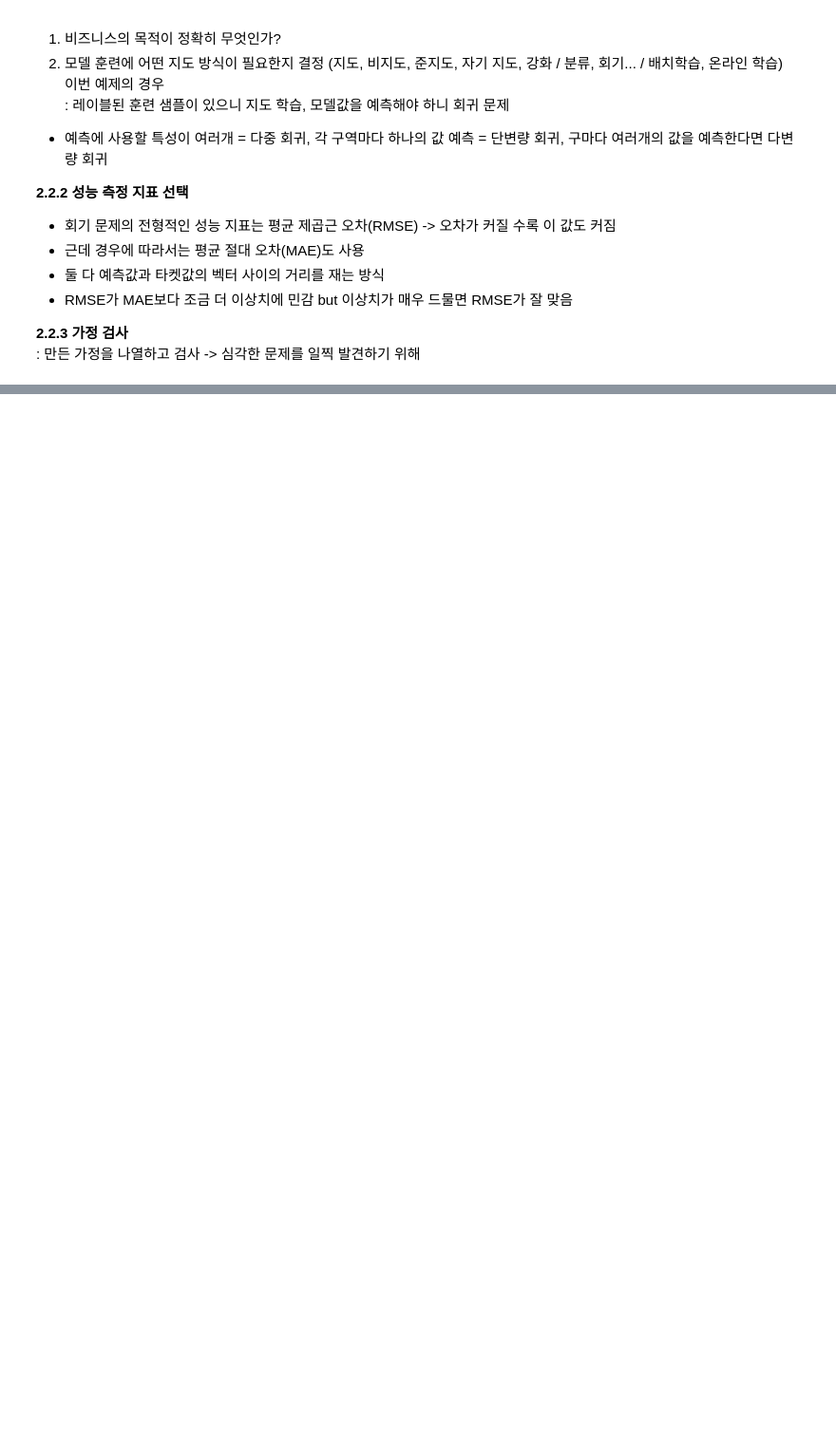
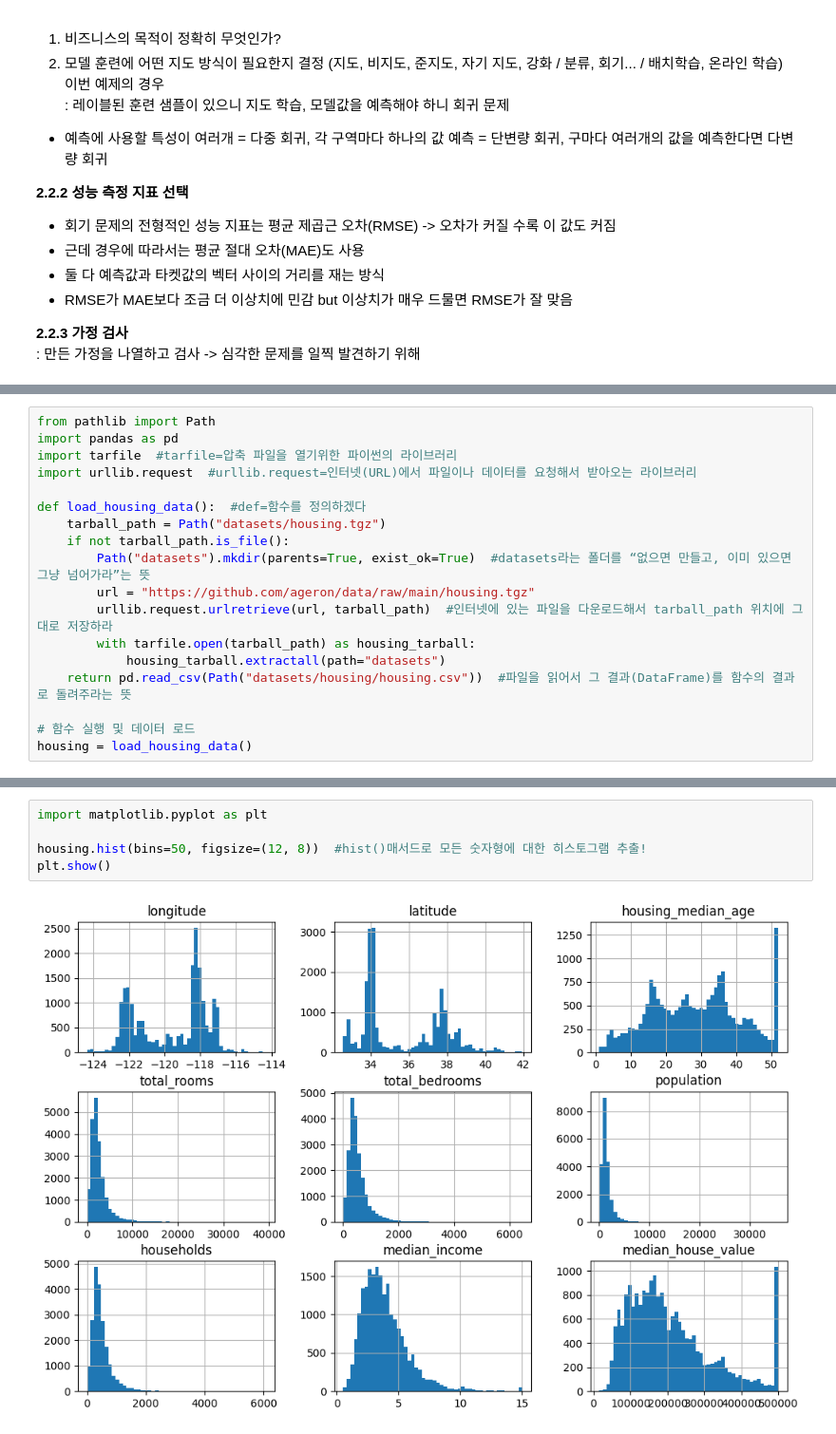
Before and after one commit to ghkdtjdbs/Hands-on-Machine-Learning-Study, a Jupyter notebook: Chapter2.ipynb, the cells around one changed output, grey strips where cells are left out. Shown at 95% size. Cells and saved outputs as stored; diff of their text form; blank space fills up the shorter version.

```diff
--- a/Chapter2.ipynb
+++ b/Chapter2.ipynb
@@ -47,0 +50,18 @@
+# %%
+from pathlib import Path
+import pandas as pd
+import tarfile  #tarfile=압축 파일을 열기위한 파이썬의 라이브러리
+import urllib.request  #urllib.request=인터넷(URL)에서 파일이나 데이터를 요청해서 받아오는 라이브러리
+
+def load_housing_data():  #def=함수를 정의하겠다
+    tarball_path = Path("datasets/housing.tgz")
+    if not tarball_path.is_file():
+        Path("datasets").mkdir(parents=True, exist_ok=True)  #datasets라는 폴더를 “없으면 만들고, 이미 있으면 그냥 넘어가라”는 뜻
+        url = "https://github.com/ageron/data/raw/main/housing.tgz"
+        urllib.request.urlretrieve(url, tarball_path)  #인터넷에 있는 파일을 다운로드해서 tarball_path 위치에 그대로 저장하라
+        with tarfile.open(tarball_path) as housing_tarball:
+            housing_tarball.extractall(path="datasets")
+    return pd.read_csv(Path("datasets/housing/housing.csv"))  #파일을 읽어서 그 결과(DataFrame)를 함수의 결과로 돌려주라는 뜻
+
+# 함수 실행 및 데이터 로드
+housing = load_housing_data()
@@ -47,0 +117,7 @@
+# %%
+import matplotlib.pyplot as plt
+
+housing.hist(bins=50, figsize=(12, 8))  #hist()매서드로 모든 숫자형에 대한 히스토그램 추출!
+plt.show()
+# %% [output]
+[figure, added]
```
Also changed, not shown: parts of 8 cells of this notebook.
